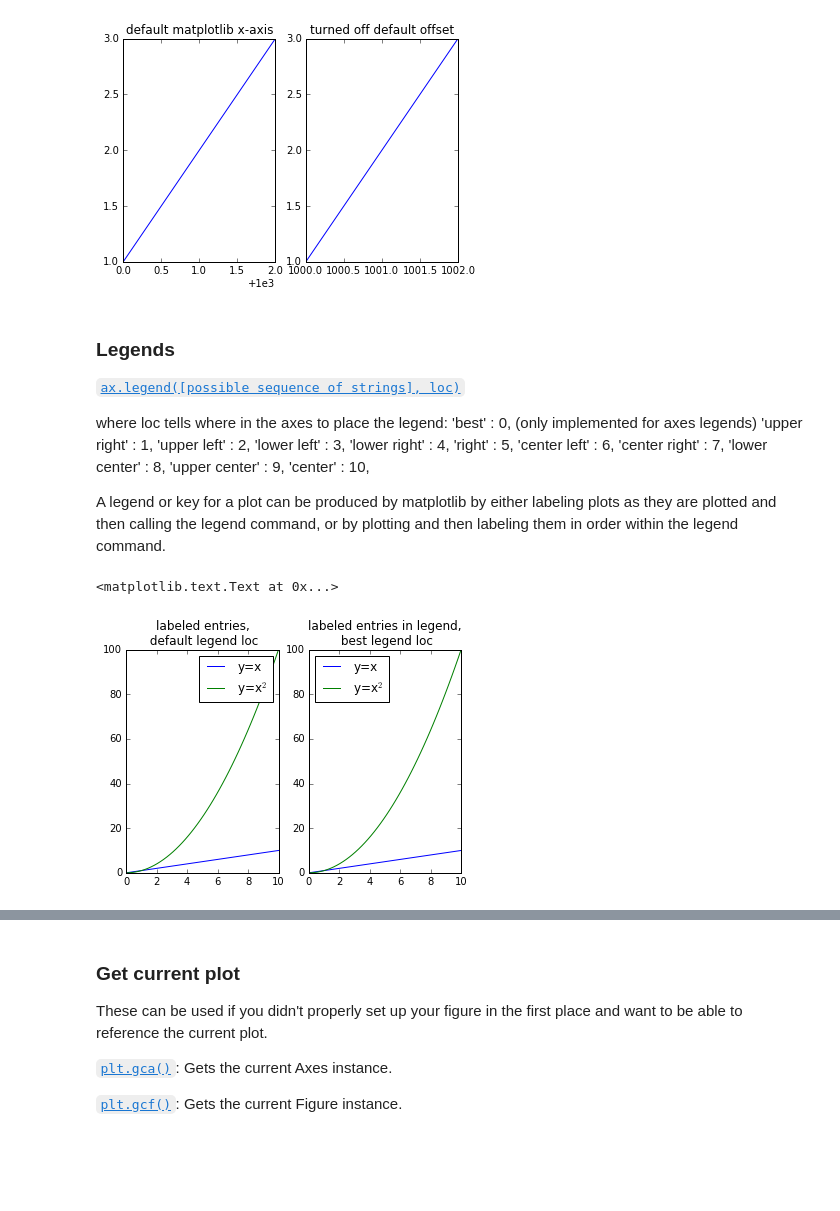
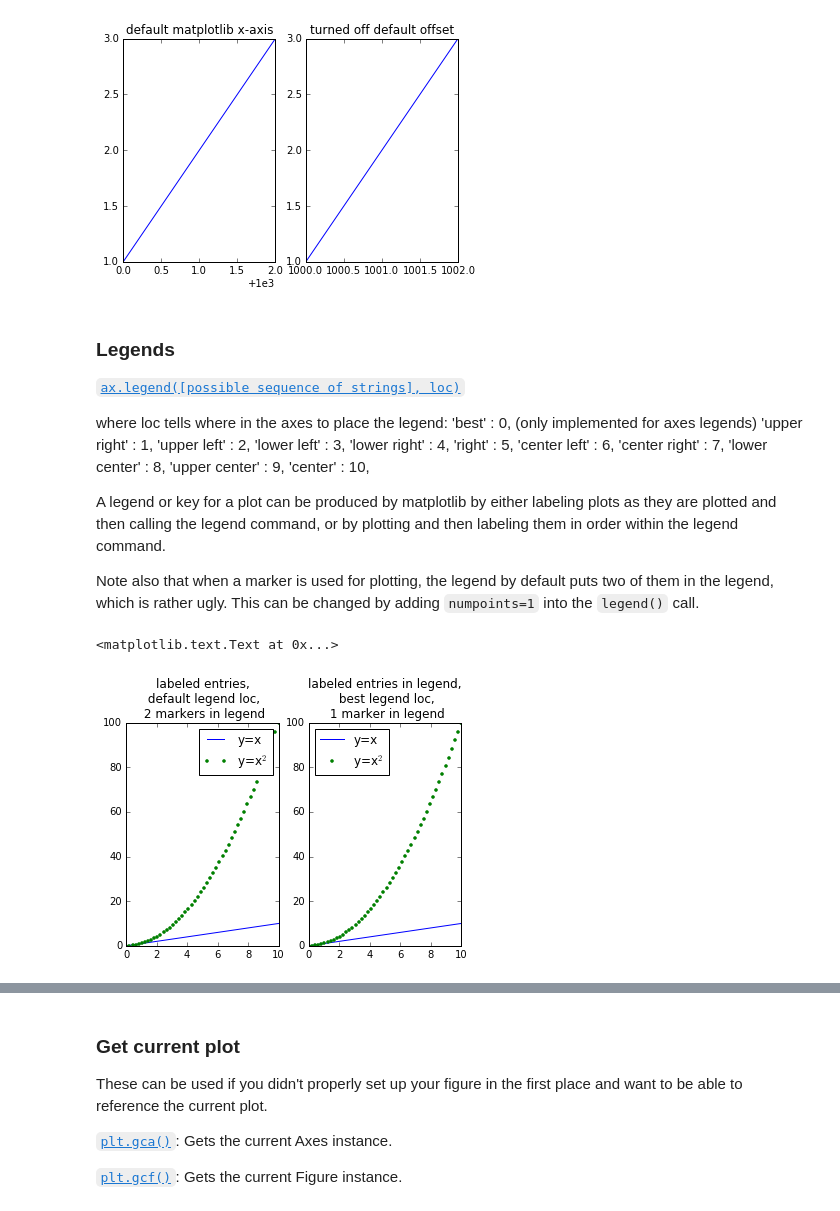
Before and after one commit to hetland/python4geosciences_OLD, a Jupyter notebook: materials/04 matplotlib.ipynb, the cells around one changed output, grey strips where cells are left out. Cells and saved outputs as stored; diff of their text form; code cells hidden in the pictures; blank space fills up the shorter version.

```diff
--- a/materials/04 matplotlib.ipynb
+++ b/materials/04 matplotlib.ipynb
@@ -229,27 +229,29 @@ where loc tells where in the axes to place the legend:
 'center'       : 10,
 
 A legend or key for a plot can be produced by matplotlib by either labeling plots as they are plotted and then calling the legend command, or by plotting and then labeling them in order within the legend command.
+
+Note also that when a marker is used for plotting, the legend by default puts two of them in the legend, which is rather ugly. This can be changed by adding `numpoints=1` into the `legend()` call.
 # %%
 x = np.linspace(0, 10)
 
 fig = plt.figure()
 
 # Using default legend location and labeled plots as they were plotted
 ax1 = fig.add_subplot(121)
 ax1.plot(x, x, label='y=x')
-ax1.plot(x, x**2, label='y=x$^2$')
+ax1.plot(x, x**2, '.', label='y=x$^2$')
 ax1.legend()
-ax1.set_title('labeled entries,\n default legend loc')
+ax1.set_title('labeled entries,\n default legend loc,\n 2 markers in legend')
 
 # Chose "best" location for legend and labeled plots in the legend in order of plotting
 ax2 = fig.add_subplot(122)
 ax2.plot(x, x)
-ax2.plot(x, x**2)
-ax2.legend(('y=x', 'y=x$^2$'), loc=0)
-ax2.set_title('labeled entries in legend,\n best legend loc')
+ax2.plot(x, x**2, '.')
+ax2.legend(('y=x', 'y=x$^2$'), loc=0, numpoints=1)
+ax2.set_title('labeled entries in legend,\n best legend loc,\n 1 marker in legend')
 # %% [output]
 <matplotlib.text.Text at 0x...>
-[figure, old version]
+[figure, new version]
 # %% [markdown]
 ### Plotting inputs
 
```
Also changed, not shown: parts of 1 cell of this notebook.
